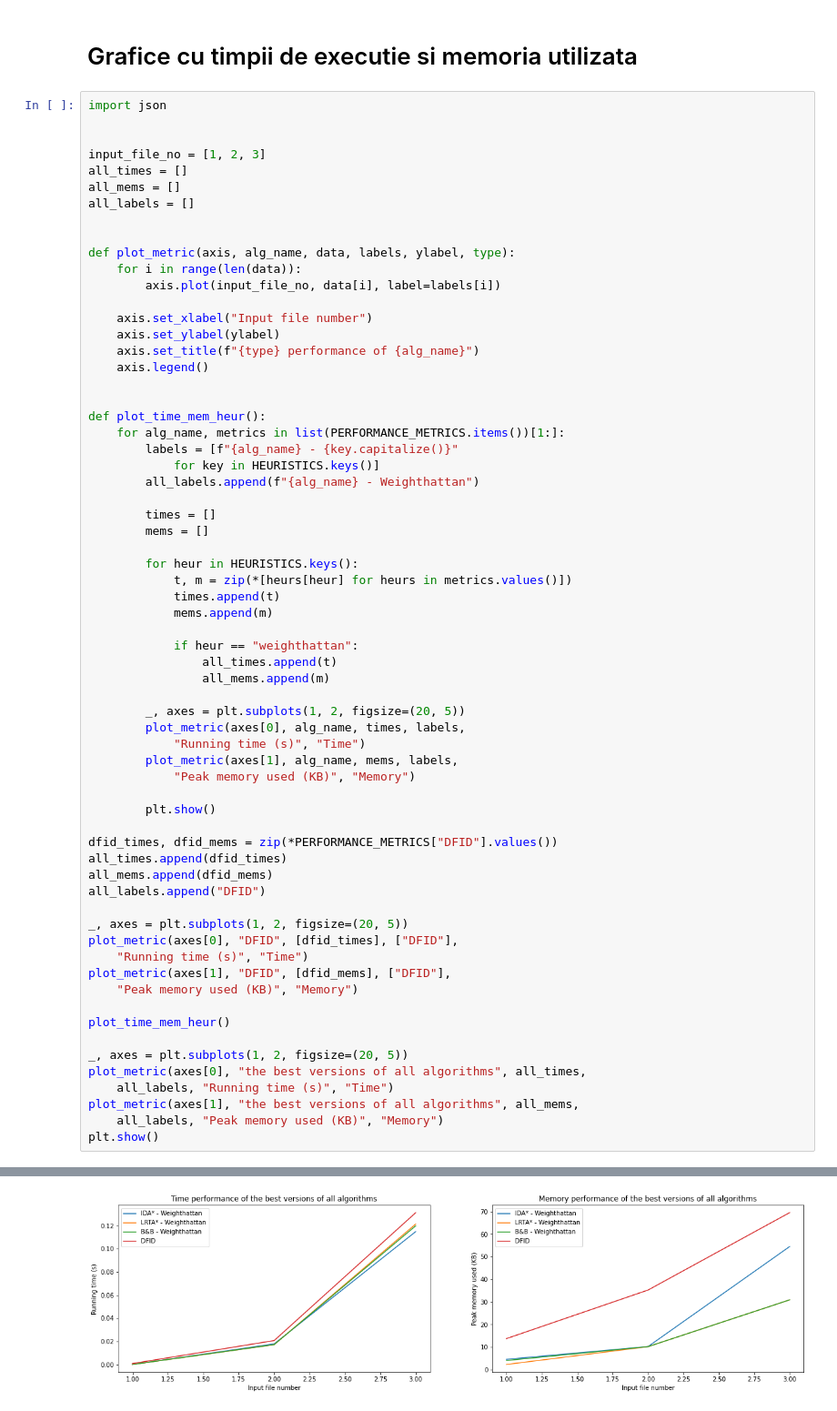
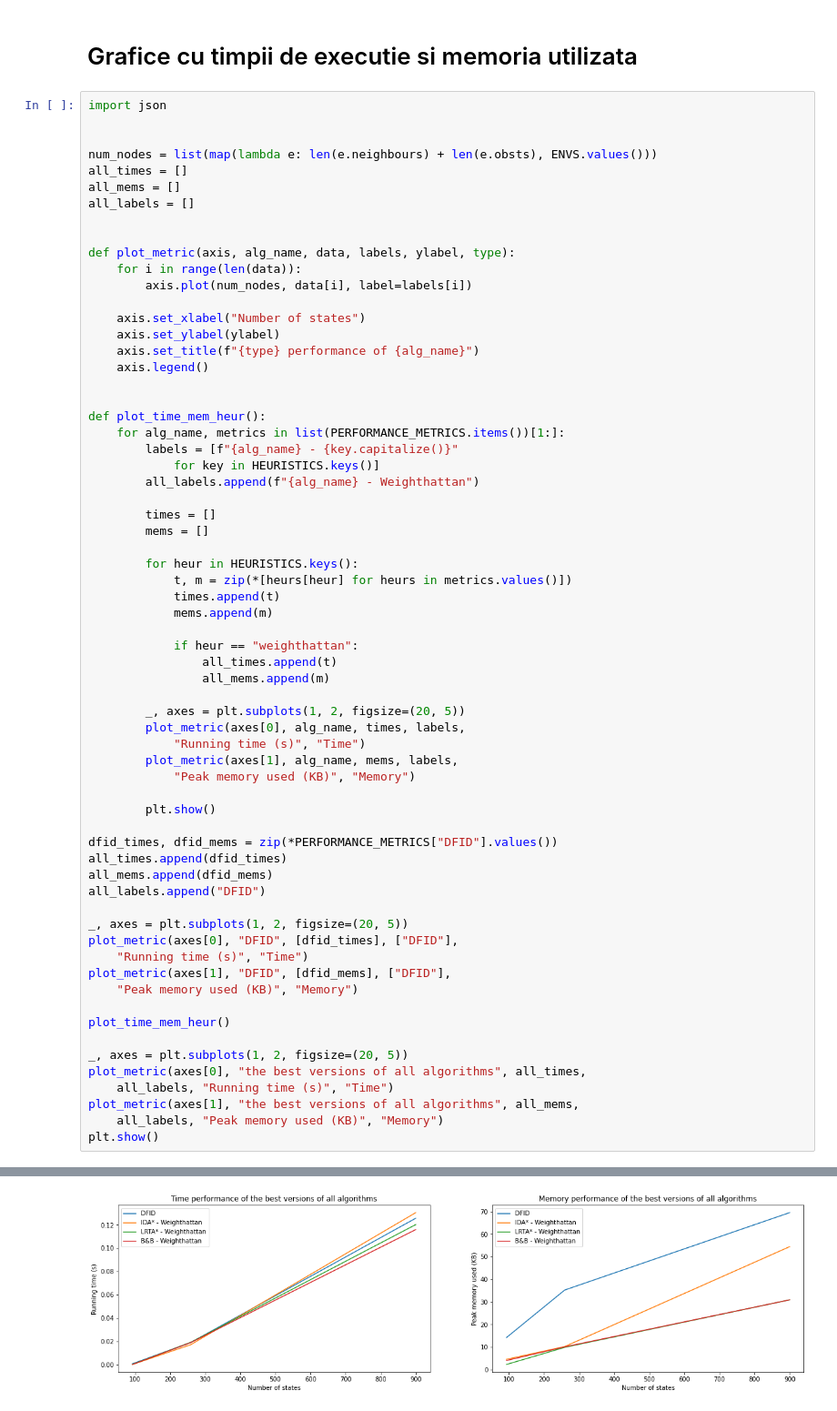
Before and after one commit to edwardcodarcea/IA, a Jupyter notebook: Teme/Tema1/Teodor-Stefan_Dutu__341C3__Tema1_IA.ipynb, the cells around one changed output, grey strips where cells are left out. Shown at 91% size. Cells and saved outputs as stored; diff of their text form.

```diff
--- a/Teme/Tema1/Teodor-Stefan_Dutu__341C3__Tema1_IA.ipynb
+++ b/Teme/Tema1/Teodor-Stefan_Dutu__341C3__Tema1_IA.ipynb
@@ -625,7 +625,7 @@ Used memory: 10.2021484375KB
 import json
 
 
-input_file_no = [1, 2, 3]
+num_nodes = list(map(lambda e: len(e.neighbours) + len(e.obsts), ENVS.values()))
 all_times = []
 all_mems = []
 all_labels = []
@@ -633,9 +633,9 @@ all_labels = []
 
 def plot_metric(axis, alg_name, data, labels, ylabel, type):
     for i in range(len(data)):
-        axis.plot(input_file_no, data[i], label=labels[i])
+        axis.plot(num_nodes, data[i], label=labels[i])
 
-    axis.set_xlabel("Input file number")
+    axis.set_xlabel("Number of states")
     axis.set_ylabel(ylabel)
     axis.set_title(f"{type} performance of {alg_name}")
     axis.legend()
@@ -694 +694 @@ plt.show()
-[figure, old version]
+[figure, new version]
```
Also changed, not shown: parts of 5 cells of this notebook.
